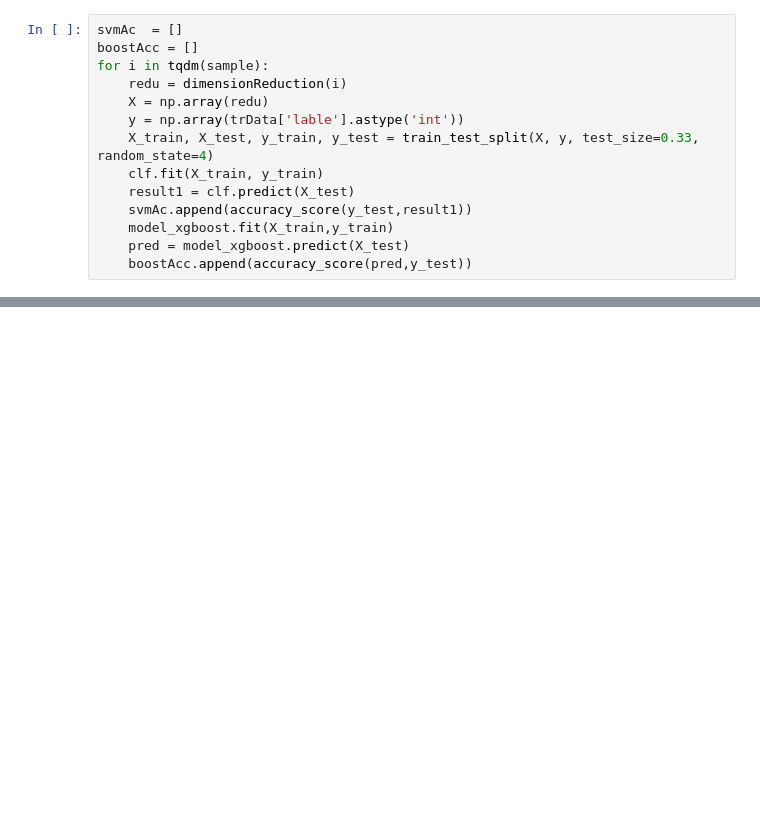
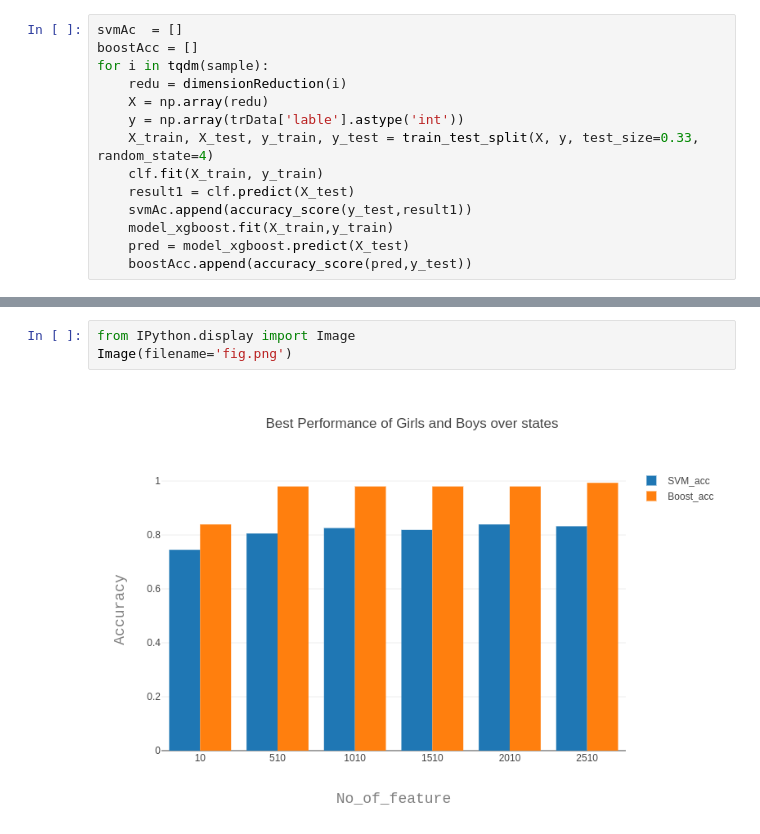
Before and after one commit to erayon/PubMed, a Jupyter notebook: cancer_classification.ipynb, the cells around one changed output, grey strips where cells are left out. Drawn from its saved outputs; the diff is of its cells as text; blank space fills up the shorter version.

```diff
--- a/cancer_classification.ipynb
+++ b/cancer_classification.ipynb
@@ -374,0 +419,5 @@ svmAc
+# %%
+from IPython.display import Image
+Image(filename='fig.png')
+# %% [output]
+[figure, added]
```
Also changed, not shown: parts of 19 cells of this notebook.
